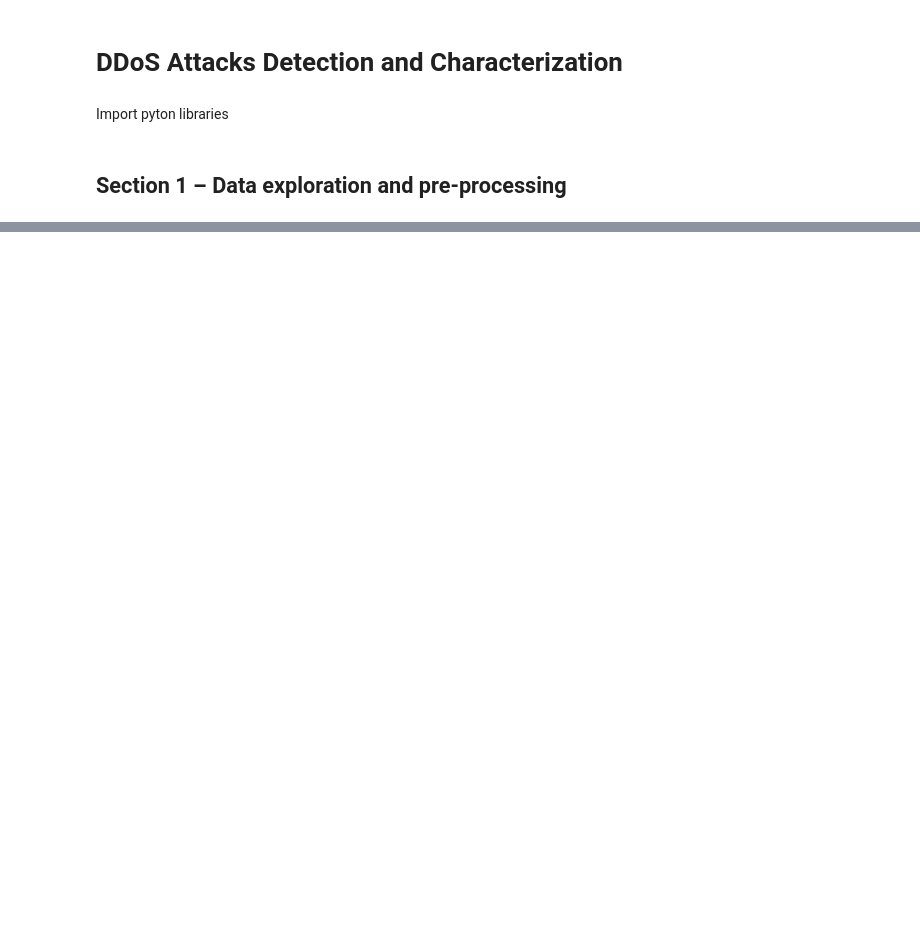
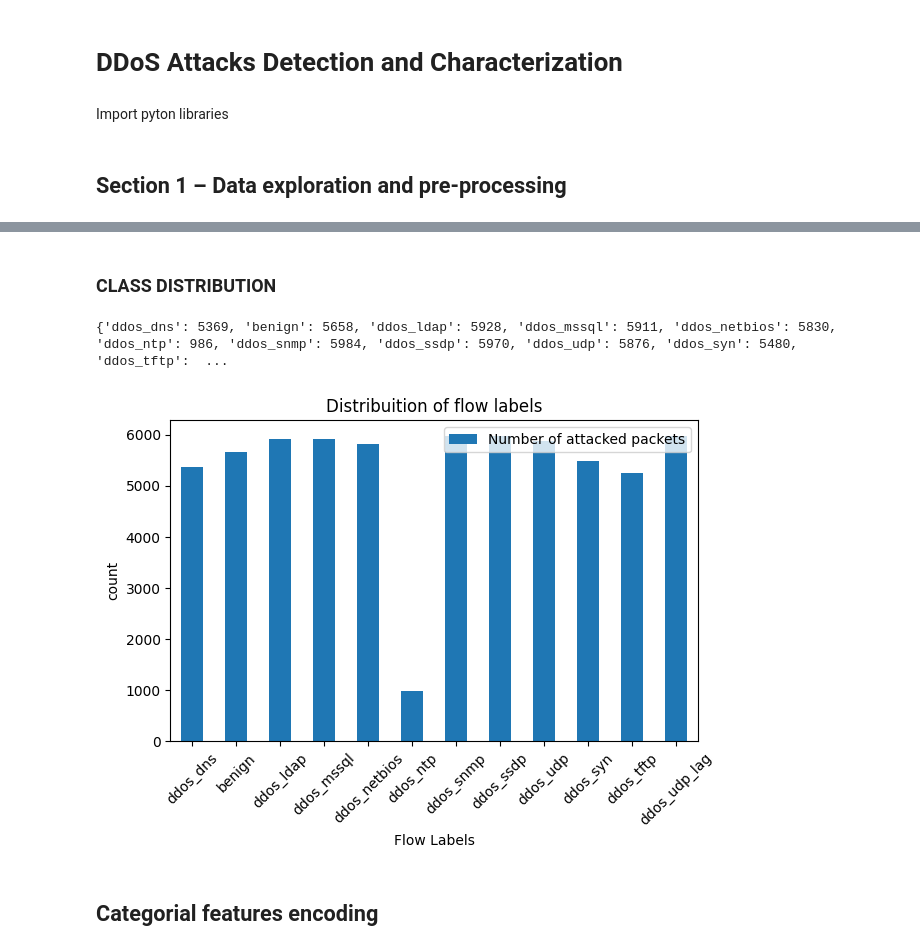
Before and after one commit to alby0304/DDoS_Attacks_Detection-Characterization, a Jupyter notebook: script.ipynb, the cells around one changed output, grey strips where cells are left out. Drawn from its saved outputs; the diff is of its cells as text; code cells hidden in the pictures; blank space fills up the shorter version.

Commit message:
add Categorial features encoding

```diff
--- a/script.ipynb
+++ b/script.ipynb
@@ -65,0 +114,33 @@ df.describe()
+# %% [markdown]
+### CLASS DISTRIBUTION
+# %%
+labels = df["label"].unique()
+
+# n_benign = df[df["label"] == 'benign'].shape[0]
+# print(f"Number of benign packets: {n_benign}")
+# n_benign_flows = df[df["label"] == 'benign'].groupby("FlowID").count().shape[0]
+# print(f"Number of benign flows: {n_benign_flows}")
+
+n_attack_per_label = {}
+for label in labels:
+    n_attack_per_label[label] = df[df["label"] == label].shape[0]
+
+print(n_attack_per_label)
+
+plot_df_n_labels = pd.DataFrame({
+    'Number of attacked packets': n_attack_per_label,
+})
+
+
+plot_df_n_labels.plot(kind='bar')
+plt.title('Distribuition of flow labels')
+plt.xlabel('Flow Labels')
+plt.ylabel('count')
+plt.xticks(rotation=45)
+plt.tight_layout()
+plt.show()
+# %% [output]
+{'ddos_dns': 5369, 'benign': 5658, 'ddos_ldap': 5928, 'ddos_mssql': 5911, 'ddos_netbios': 5830, 'ddos_ntp': 986, 'ddos_snmp': 5984, 'ddos_ssdp': 5970, 'ddos_udp': 5876, 'ddos_syn': 5480, 'ddos_tftp':  ...
+[figure, added]
+# %% [markdown]
+## Categorial features encoding
```
Also changed, not shown: parts of 9 cells of this notebook.
